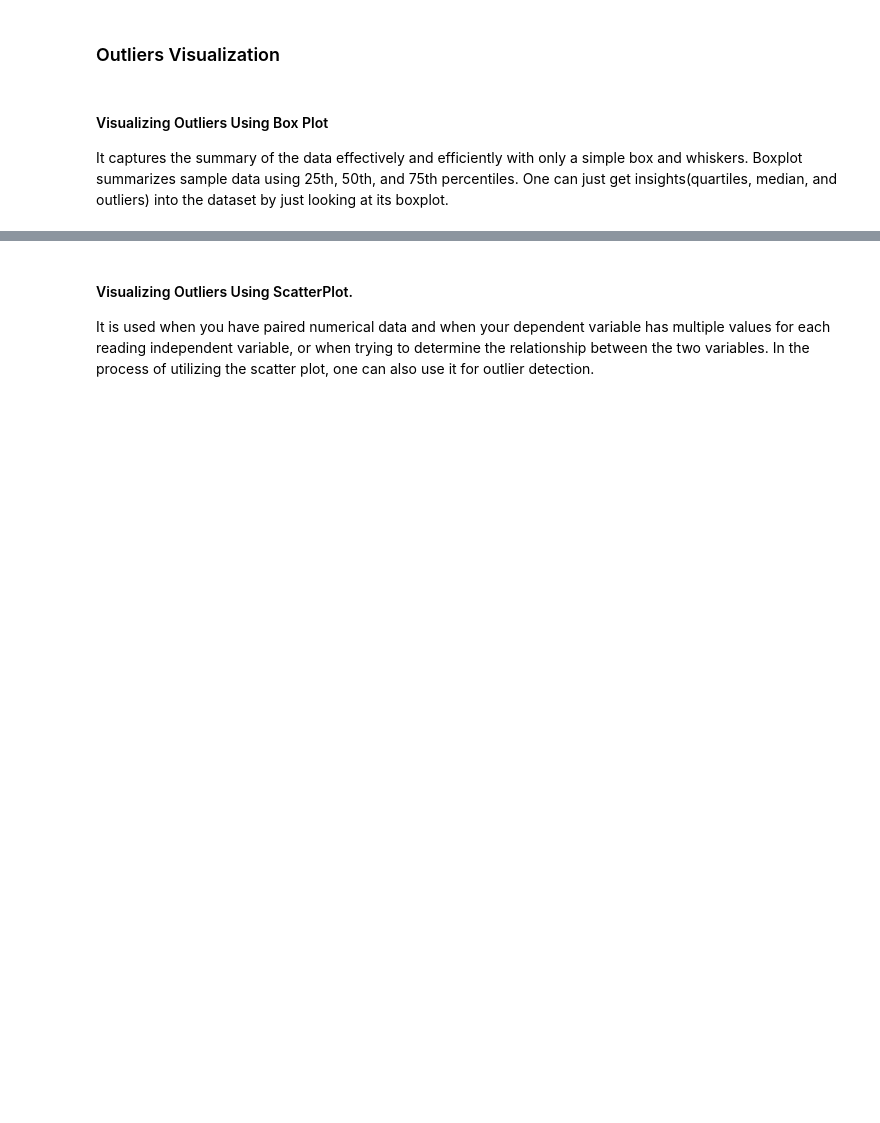
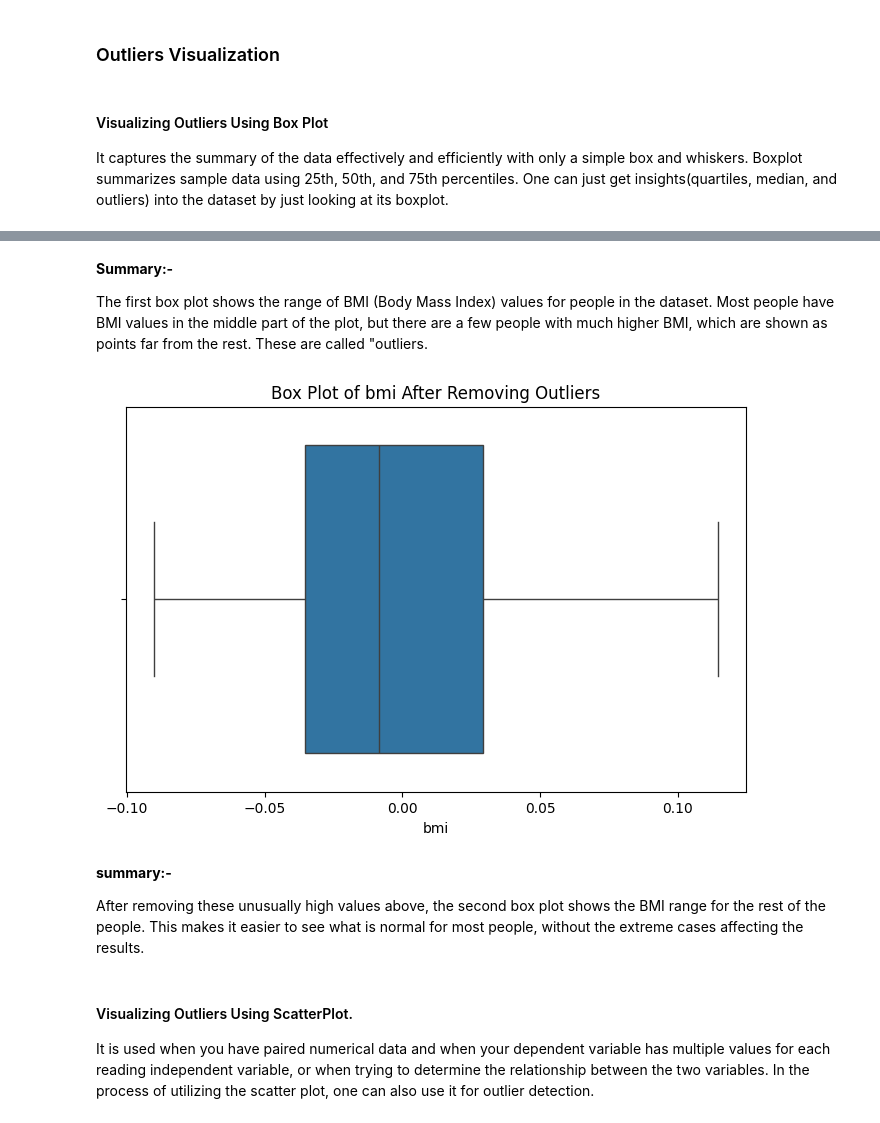
Before and after one commit to Hasyashri/ML_Lab_4, a Jupyter notebook: week5Lab_Students (1).ipynb, the cells around one changed output, grey strips where cells are left out. Drawn from its saved outputs; the diff is of its cells as text; code cells hidden in the pictures; blank space fills up the shorter version.

Commit message:
summary and requirement.txt cteated using pip freeze

```diff
--- a/week5Lab_Students (1).ipynb
+++ b/week5Lab_Students (1).ipynb
@@ -521,3 +582,23 @@ It captures the summary of the data effectively and efficiently with only a simp
+# %% [markdown]
+**Summary:-**
+
+The first box plot shows the range of BMI (Body Mass Index) values for people in the dataset. Most people have BMI values in the middle part of the plot, but there are a few people with much higher BMI, which are shown as points far from the rest. These are called "outliers.
+# %%
+# Step 2: Remove outliers and show the box plot after removal
+threshold_value = 0.12
+filtered_df = df_diabetics[df_diabetics['bmi'] <= threshold_value]
+
+plt.figure(figsize=(8, 5))
+sns.boxplot(x=filtered_df['bmi'])
+plt.title('Box Plot of bmi After Removing Outliers')
+plt.xlabel('bmi')
+plt.show()
+# %% [output]
+[figure, added]
+# %% [markdown]
+**summary:-**
+
+ After removing these unusually high values above, the second box plot shows the BMI range for the rest of the people. This makes it easier to see what is normal for most people, without the extreme cases affecting the results.
 # %% [markdown]
 #### Visualizing Outliers Using ScatterPlot.
 
```
Also changed, not shown: parts of 21 cells of this notebook, 1 other file.
